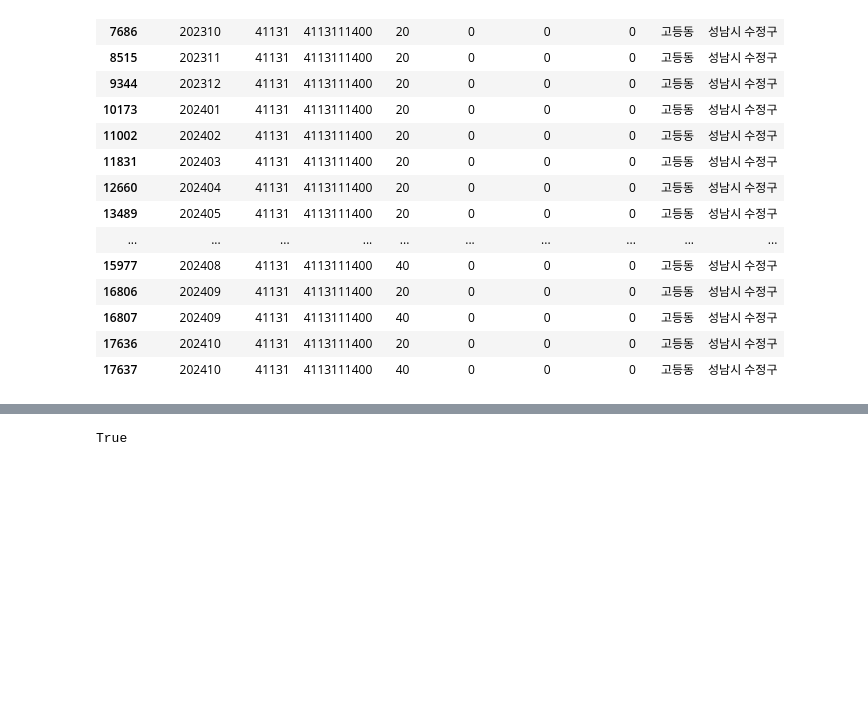
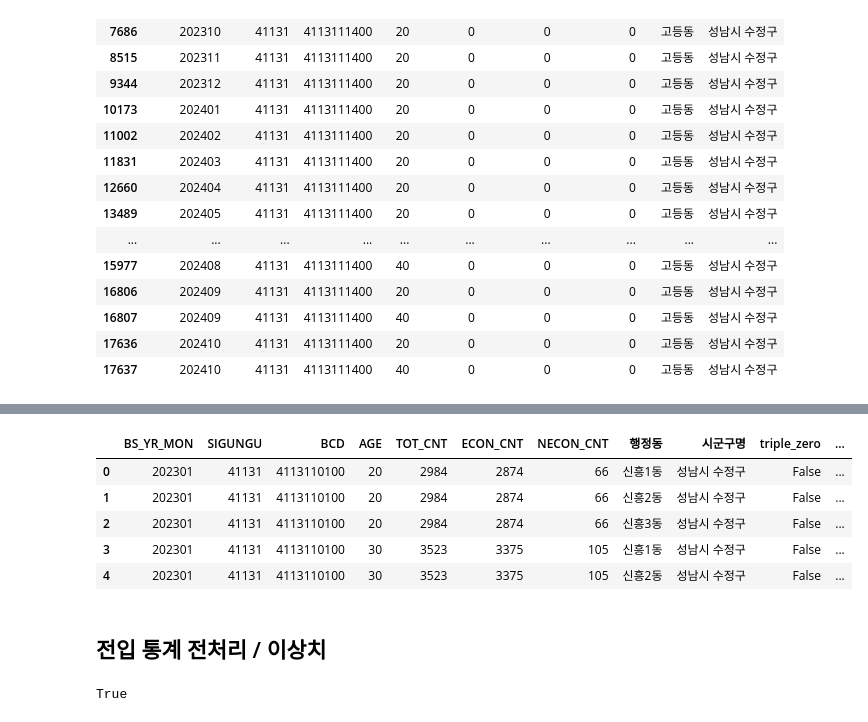
Before and after one commit to bulsajo1/final_project, a Jupyter notebook: sungju/2차 전처리_신용.ipynb, the cells around one changed output, grey strips where cells are left out. Drawn from its saved outputs; the diff is of its cells as text; code cells hidden in the pictures; blank space fills up the shorter version.

```diff
--- a/sungju/2차 전처리_신용.ipynb
+++ b/sungju/2차 전처리_신용.ipynb
@@ -237,3 +935,16 @@ df_credit[
+# %%
+clean_df = clean_df.rename(columns={'읍면동명': '행정동'})
+
+clean_df.head()
+# %% [output]
+|  | BS_YR_MON | SIGUNGU | BCD | AGE | TOT_CNT | ECON_CNT | NECON_CNT | 행정동 | 시군구명 | triple_zero | ... |
+| 0 | 202301 | 41131 | 4113110100 | 20 | 2984 | 2874 | 66 | 신흥1동 | 성남시 수정구 | False | ... |
+| 1 | 202301 | 41131 | 4113110100 | 20 | 2984 | 2874 | 66 | 신흥2동 | 성남시 수정구 | False | ... |
+| 2 | 202301 | 41131 | 4113110100 | 20 | 2984 | 2874 | 66 | 신흥3동 | 성남시 수정구 | False | ... |
+| 3 | 202301 | 41131 | 4113110100 | 30 | 3523 | 3375 | 105 | 신흥1동 | 성남시 수정구 | False | ... |
+| 4 | 202301 | 41131 | 4113110100 | 30 | 3523 | 3375 | 105 | 신흥2동 | 성남시 수정구 | False | ... |
+# %% [markdown]
+## 전입 통계 전처리 / 이상치
 # %%
 file_path = r"C:\Users\cute3\OneDrive\Desktop\pro\final_project\Data\전입통계.csv"
 
```
Also changed, not shown: parts of 13 cells of this notebook, 1 other file.
